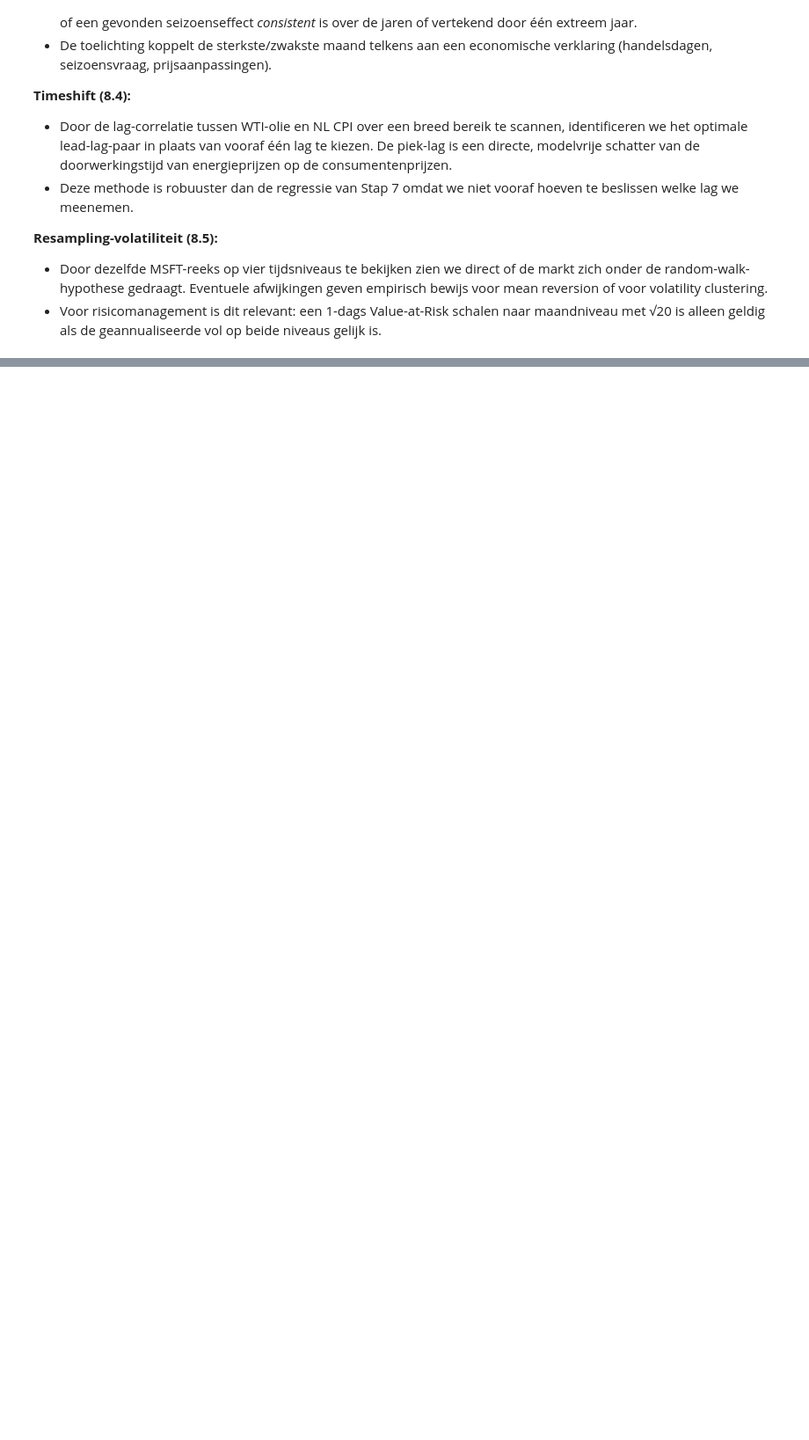
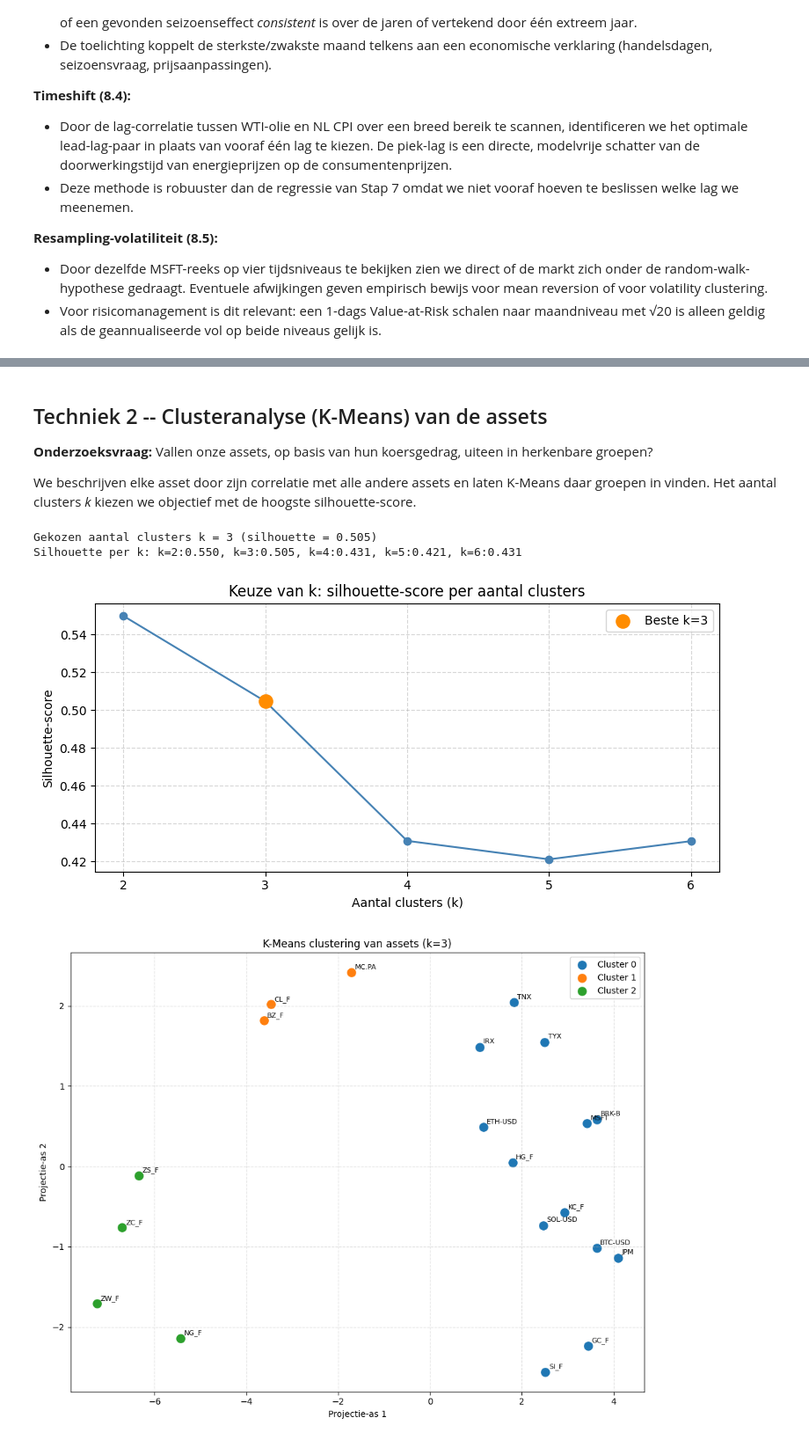
Before and after one commit to Pablo-Atanes/Minor-bigdata, a Jupyter notebook: b2_colab_board_pablo_jasper.ipynb, the cells around one changed output, grey strips where cells are left out. Shown at 88% size. Saved outputs shown, nothing was run; the diff lists cells and outputs as text; code cells hidden in the pictures; blank space fills up the shorter version.

```diff
--- a/b2_colab_board_pablo_jasper.ipynb
+++ b/b2_colab_board_pablo_jasper.ipynb
@@ -1356,0 +1437,12 @@ dat is normaal, want langere periodes accumuleren meer beweging.
+# %%
+show_cluster_analysis()
+# %% [output]
+## Techniek 2 -- Clusteranalyse (K-Means) van de assets
+
+**Onderzoeksvraag:** Vallen onze assets, op basis van hun koersgedrag, uiteen in herkenbare groepen?
+
+We beschrijven elke asset door zijn correlatie met alle andere assets en laten K-Means daar groepen in vinden. Het aantal clusters *k* kiezen we objectief met de hoogste silhouette-score.
+Gekozen aantal clusters k = 3 (silhouette = 0.505)
+Silhouette per k: k=2:0.550, k=3:0.505, k=4:0.431, k=5:0.421, k=6:0.431
+[figure, added]
+[figure, added]
```
Also changed, not shown: parts of 9 cells of this notebook, 2 other files.
